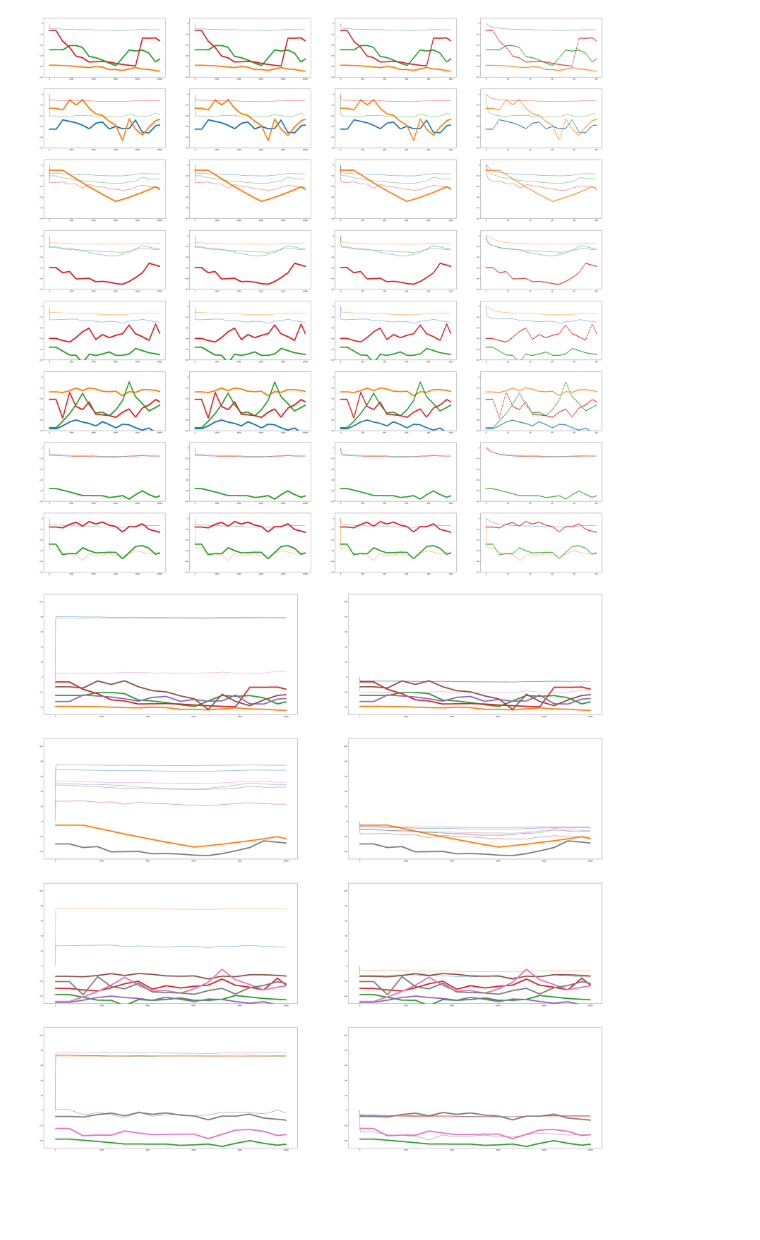
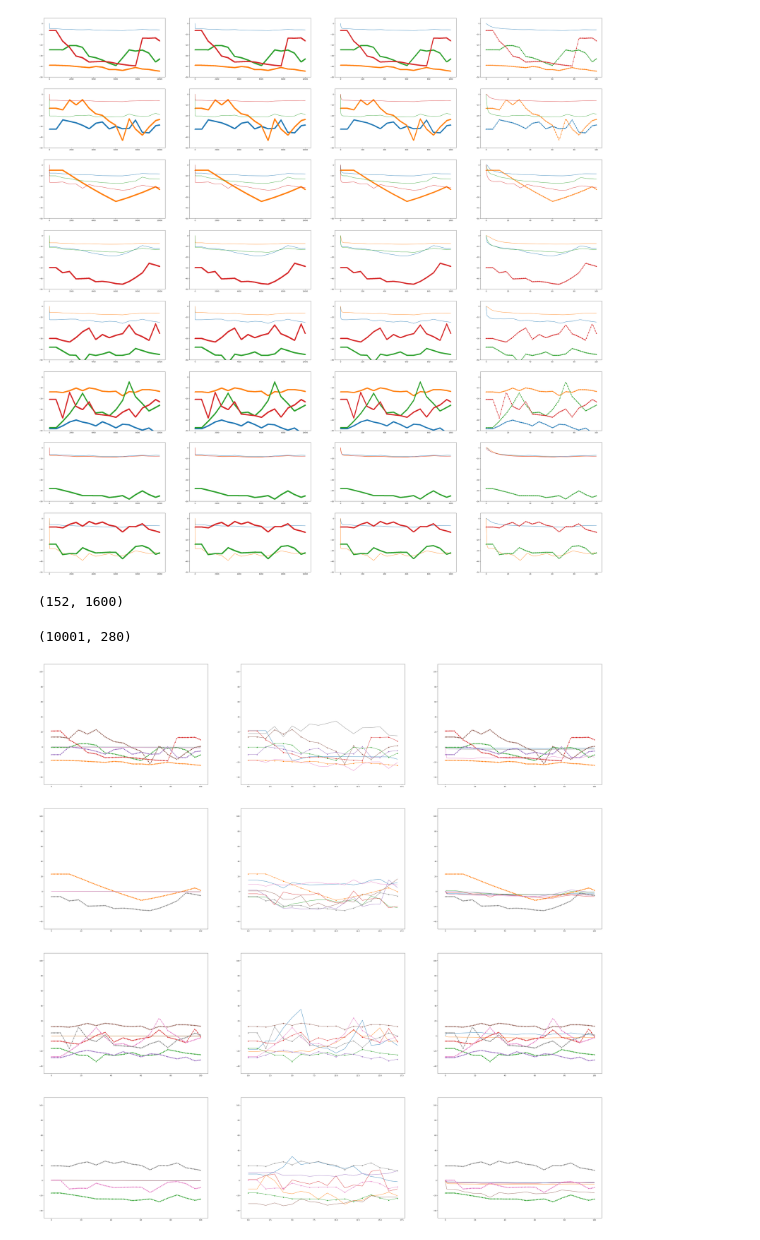
Before and after one commit to BenThrelfall/the_worm_machine, a Jupyter notebook: default_model_in_rust_analysis.ipynb, the cells around one changed output. Saved outputs shown, nothing was run; the diff lists cells and outputs as text; code cells hidden in the pictures; blank space fills up the shorter version.

```diff
--- a/default_model_in_rust_analysis.ipynb
+++ b/default_model_in_rust_analysis.ipynb
@@ -13,6 +14,20 @@ from libworm.data.neuron import full_sensory_list
 import json
 
 from math import tau
+# %%
+_, trace, trace_labels, label2index, timestamps = traces.load_trace()
+timestamps = timestamps - timestamps[0]
+
+chemical, gapjn = connectomes.load_cook_connectome()
+neurons = connectomes.get_main_neurons(chemical, gapjn)
+neurons.sort(key=lambda item: f"AAA{label2index[item]:04d}{item}" if item in label2index else item)
+
+not_in_main_section = [label2index[key] for key in label2index if key not in neurons]
+not_labelled = [i for i, _ in enumerate(trace[:, 0]) if i not in label2index.values()]
+
+removal = list(set(not_in_main_section).union(not_labelled))
+
+trace = np.delete(trace, removal, axis=0)
 # %%
 with open("rust/results/d_bio_sens_dt_00001.json", "r") as file:
     small = np.array(json.load(file))
@@ -84,10 +99,24 @@ def show_large_voltage_data(data, count = None, per = 8.0, stride=1):
 side_comp(datas, per=4)
 # %% [output]
 [figure]
+# %%
+trace.shape
+# %% [output]
+(152, 1600)
+# %%
+small.shape
+# %% [output]
+(10001, 280)
 # %%
-with open("rust/results/dp_bio_sens_dt_00001_new.json", "r") as file:
+with open("rust/results/tmp_runs_new.json", "r") as file:
     data = np.array(json.load(file))
 
-side_comp([data, small], ymax=110)
+with open("rust/results/tmp_can_delete.json", "r") as file:
+    old_data = np.array(json.load(file))
+
+mod_trace = 12.0 * trace.T[:18, :] - 13.0
+og_mod_trace = 10.0 * trace.T[:18, :] - 35.0
+
+side_comp([data, mod_trace, old_data], ymax=110)
 # %% [output]
-[figure, old version]
+[figure, new version]
```
Also changed, not shown: parts of 10 cells of this notebook, 8 other files.
